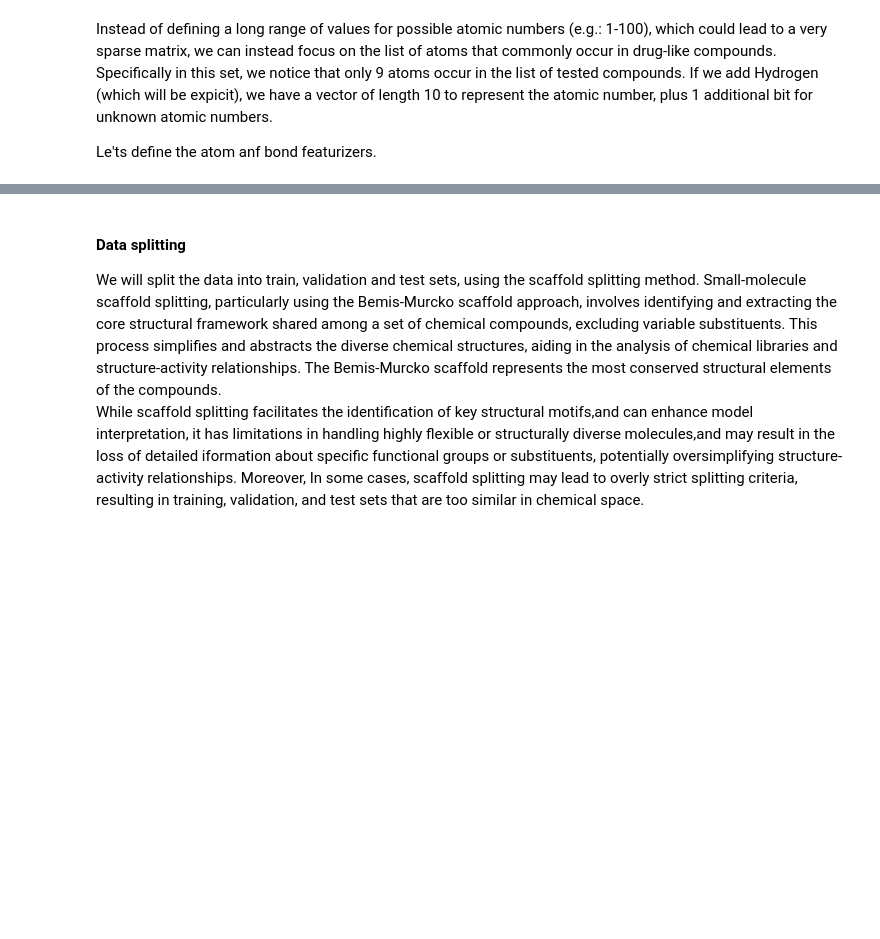
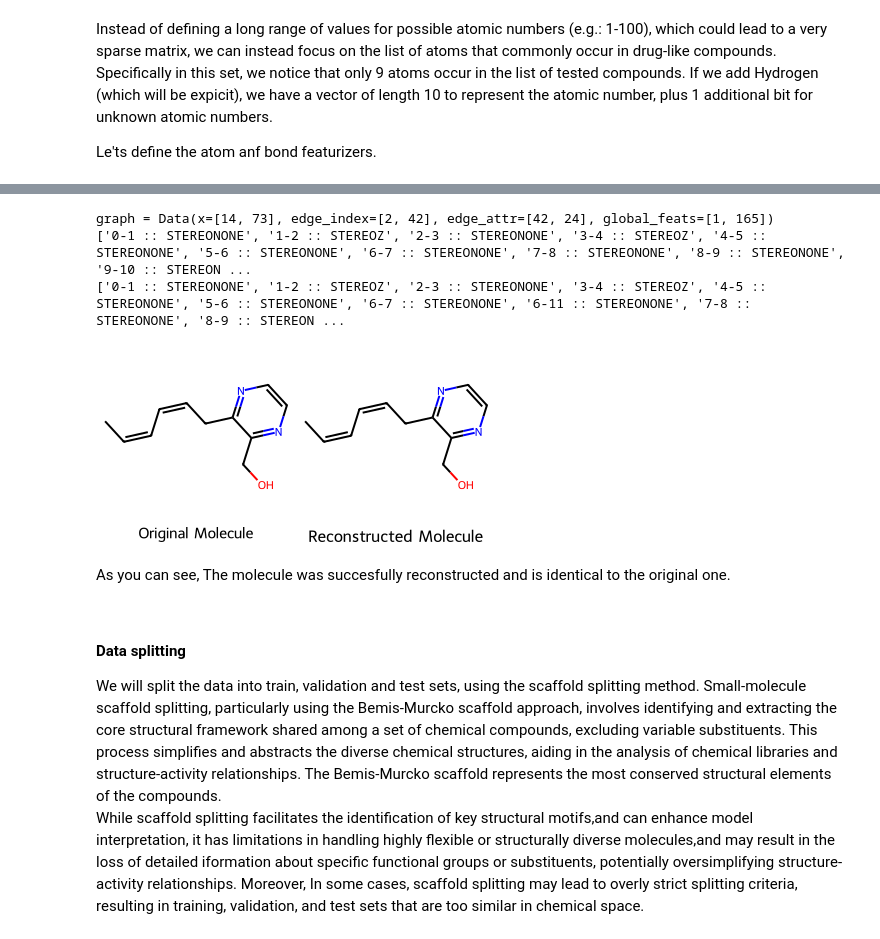
Before and after one commit to djoy4stem/qsar_w_gnns, a Jupyter notebook: notebooks/dd2/dd2_gcn_classification.ipynb, the cells around one changed output, grey strips where cells are left out. Cells and saved outputs as stored; diff of their text form; code cells hidden in the pictures; blank space fills up the shorter version.

```diff
--- a/notebooks/dd2/dd2_gcn_classification.ipynb
+++ b/notebooks/dd2/dd2_gcn_classification.ipynb
@@ -250,3 +451,45 @@ bond_featurizer =  {'bond_type': {'aromatic': 0, 'double': 1, 'single': 2, 'trip
+# %%
+## Let's try a molecule with stereochemical information
+# Remember that the ordering of bonds might differ slightly.
+# Moreover, since the bon are undirected, the source and desination atoms
+# indices might be permuted in some cases.
+smiles_ = "C\C=C/C=C\Cc1nccnc1CO"
+graph = gnn_utils.graph_from_molecule(
+    MolFromSmiles(smiles_),
+    atom_featurizer=atom_featurizer,
+    bond_featurizer=bond_featurizer,
+    mol_featurizer=mol_featurizer,
+)
+print(f"graph = {graph}")
+molecule = gnn_utils.graph_to_molecule(
+    graph, atom_featurizer=atom_featurizer, bond_featurizer=bond_featurizer
+)
+
+print(
+    [
+        f"{bond.GetBeginAtomIdx()}-{bond.GetEndAtomIdx()} :: {bond.GetStereo()}"
+        for bond in MolFromSmiles(smiles_).GetBonds()
+    ]
+)
+
+# print(graph.edge_index.t().tolist())
+print(
+    [
+        f"{bond.GetBeginAtomIdx()}-{bond.GetEndAtomIdx()} :: {bond.GetStereo()}"
+        for bond in molecule.GetBonds()
+    ]
+)
+Draw.MolsToGridImage(
+    [MolFromSmiles(smiles_), molecule],
+    legends=["Original Molecule", "Reconstructed Molecule"],
+)
+# %% [output]
+graph = Data(x=[14, 73], edge_index=[2, 42], edge_attr=[42, 24], global_feats=[1, 165])
+['0-1 :: STEREONONE', '1-2 :: STEREOZ', '2-3 :: STEREONONE', '3-4 :: STEREOZ', '4-5 :: STEREONONE', '5-6 :: STEREONONE', '6-7 :: STEREONONE', '7-8 :: STEREONONE', '8-9 :: STEREONONE', '9-10 :: STEREON ...
+['0-1 :: STEREONONE', '1-2 :: STEREOZ', '2-3 :: STEREONONE', '3-4 :: STEREOZ', '4-5 :: STEREONONE', '5-6 :: STEREONONE', '6-7 :: STEREONONE', '6-11 :: STEREONONE', '7-8 :: STEREONONE', '8-9 :: STEREON ...
+[figure, added]
+# %% [markdown]
+<p style="font-family: cursive; font-size=16px">As you can see, The molecule was succesfully reconstructed and is identical to the original one.<p>
 # %% [markdown]
 <h4 style="font-family: cursive"> Data splitting</h4>
 <p style="font-family: cursive; font-size=16px">We will split the data into train, validation and test sets, using the scaffold splitting method. Small-molecule scaffold splitting, particularly using the Bemis-Murcko scaffold approach, involves identifying and extracting the core structural framework shared among a set of chemical compounds, excluding variable substituents. This process simplifies and abstracts the diverse chemical structures, aiding in the analysis of chemical libraries and structure-activity relationships. The Bemis-Murcko scaffold represents the most conserved structural elements of the compounds.<br/>While scaffold splitting facilitates the identification of key structural motifs,and can enhance model interpretation, it has limitations in handling highly flexible or structurally diverse molecules,and may result in the loss of detailed iformation about specific functional groups or substituents, potentially oversimplifying structure-activity relationships. Moreover, In some cases, scaffold splitting may lead to overly strict splitting criteria, resulting in training, validation, and test sets that are too similar in chemical space.</p>
```
Also changed, not shown: parts of 39 cells of this notebook, 16 other files.
